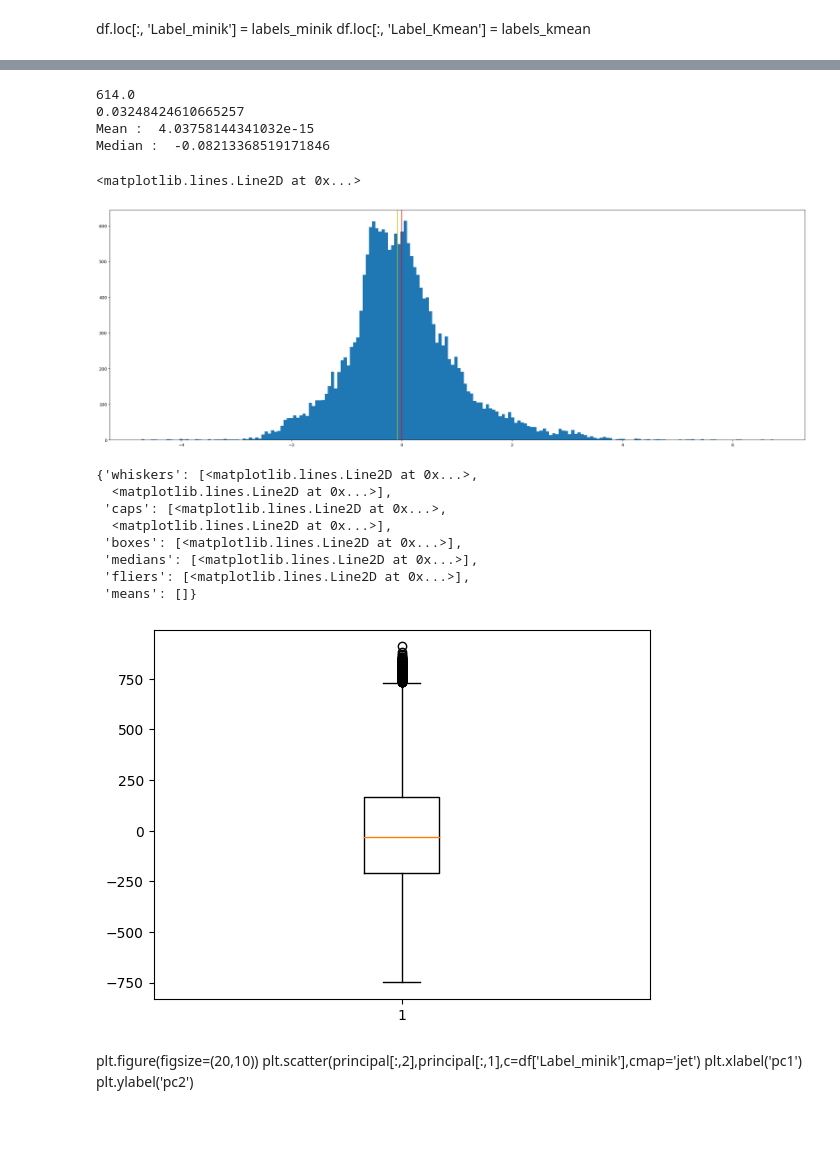
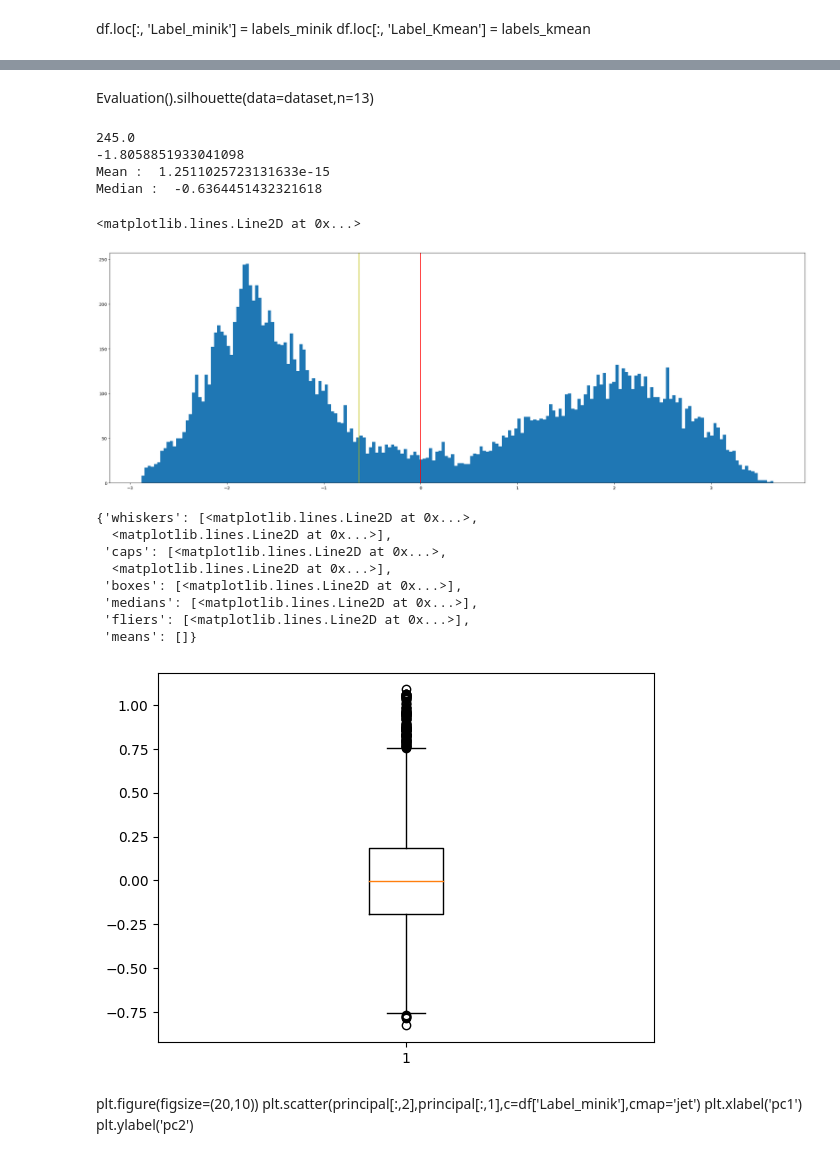
Before and after one commit to PrachayaKMITL/NARIT_internship_2024, a Jupyter notebook: Test_kernel/test_data.ipynb, the cells around one changed output, grey strips where cells are left out. Cells and saved outputs as stored; diff of their text form; code cells hidden in the pictures; blank space fills up the shorter version.

```diff
--- a/Test_kernel/test_data.ipynb
+++ b/Test_kernel/test_data.ipynb
@@ -15,8 +15,8 @@ from TotalCalculation import *
 from preprocessing import *
 from ClassPrediction import *
 # %%
-df1 = Builddataset().concateDataset(folder_name = r'C:\Users\ASUS\Documents\NARIT_internship_data\CSV_dataset\Dataset_06_2024')
-df2 = Builddataset().concateDataset(folder_name = r'C:\Users\ASUS\Documents\NARIT_internship_data\CSV_dataset\Dataset_12_2023')
+df1 = Builddataset().concateDataset(folder_name = r'C:\Users\ASUS\Documents\NARIT_internship_data\CSV_dataset_2\Dataset_06_2024')
+df2 = Builddataset().concateDataset(folder_name = r'C:\Users\ASUS\Documents\NARIT_internship_data\CSV_dataset_2\Dataset_12_2023')
 # %%
 date1 = []
 for i in df1.index.tolist():
@@ -98,13 +98,18 @@ sns.heatmap(data=df.corr(),annot=True,cmap='jet')
 # %%
 from sklearn.decomposition import PCA
 from sklearn.preprocessing import StandardScaler
+from sklearn.ensemble import IsolationForest
 X = df.drop(columns=['Time','Time (decimal)'])
-scaler = StandardScaler(with_mean=False)
+iso = IsolationForest(contamination=0.21,max_samples=0.1,n_estimators=204)  # Adjust contamination level
+scaler = StandardScaler()
 scaler.fit(X)
 scaled = scaler.transform(X)
-pca = PCA(n_components=5,svd_solver='full')
-principal = pca.fit_transform(scaled)
-dataset = scaled
+outliers = iso.fit_predict(scaled)
+cleaned_data = scaled[outliers == 1]
+pca = PCA(n_components=4,svd_solver='full')
+pca.fit(cleaned_data)
+principal = pca.transform(cleaned_data)
+dataset = principal
 # %% [markdown]
 import pickle
 with open('standardScaler.pkl', 'wb') as f:
@@ -154,20 +156,22 @@ print(silhouette_score(principal,labels_minik))
+# %% [markdown]
+Evaluation().silhouette(data=dataset,n=13)
 # %%
-num = 4
+num = 1
 plt.figure(figsize=(30,10))
-arr1 = plt.hist(scaled[:,num],bins=200,log=False)
+arr1 = plt.hist(principal[:,num],bins=200,log=False)
 print(max(arr1[0]))
 print(arr1[1][np.argmax((arr1[0]))])
-print("Mean : ",np.mean(scaled[:,num]))
-print("Median : ",np.median(scaled[:,num]))
-plt.axvline(np.mean(scaled[:,num]),c='r')
-plt.axvline(np.median(scaled[:,num]),c='y')
+print("Mean : ",np.mean(principal[:,num]))
+print("Median : ",np.median(principal[:,num]))
+plt.axvline(np.mean(principal[:,num]),c='r')
+plt.axvline(np.median(principal[:,num]),c='y')
 # %% [output]
-614.0
-0.03248424610665257
-Mean :  4.03758144341032e-15
-Median :  -0.08213368519171846
+245.0
+-1.8058851933041098
+Mean :  1.2511025723131633e-15
+Median :  -0.6364451432321618
 <matplotlib.lines.Line2D at 0x...>
-[figure, old version]
+[figure, new version]
 # %%
 plt.boxplot(principal[:,num])
 # %% [output]
@@ -179,7 +183,7 @@ plt.boxplot(principal[:,num])
  'medians': [<matplotlib.lines.Line2D at 0x...>],
  'fliers': [<matplotlib.lines.Line2D at 0x...>],
  'means': []}
-[figure, old version]
+[figure, new version]
 # %% [markdown]
 plt.figure(figsize=(20,10))
 plt.scatter(principal[:,2],principal[:,1],c=df['Label_minik'],cmap='jet')
```
Also changed, not shown: parts of 10 cells of this notebook, 2 other files.
